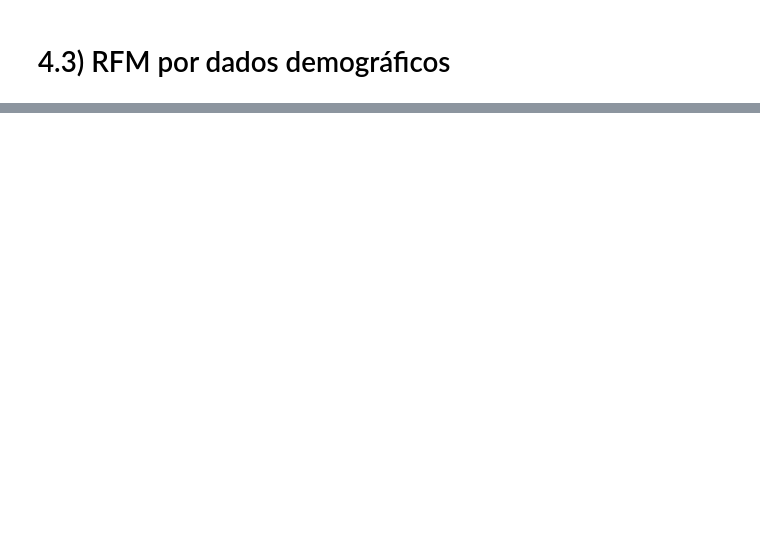
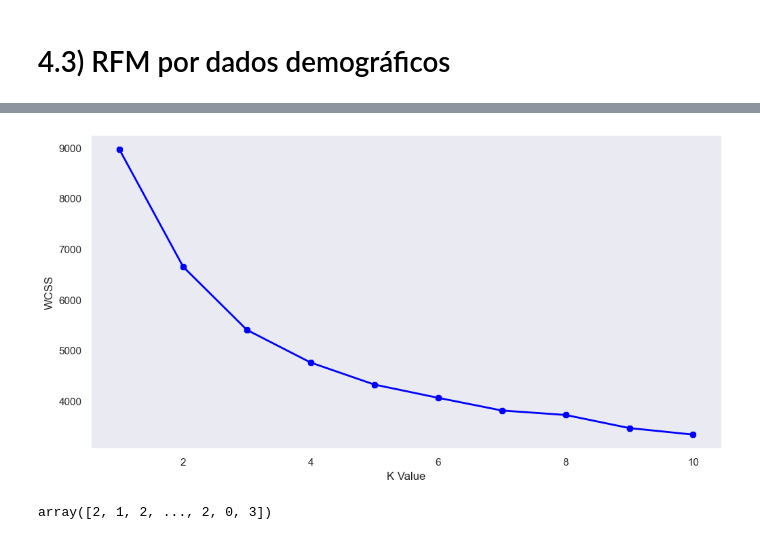
Before and after one commit to victoriaegandolfi/ps, a Jupyter notebook: Processo seletivo - EDA.ipynb, the cells around one changed output, grey strips where cells are left out. Cells and saved outputs as stored; diff of their text form; code cells hidden in the pictures; blank space fills up the shorter version.

```diff
--- a/Processo seletivo - EDA.ipynb
+++ b/Processo seletivo - EDA.ipynb
@@ -311,0 +332,4 @@ df_pivot.plot.bar(xlabel='Number of Kids at Home', stacked=True)
+# %%
+cluster_df['Income'] = cluster_df['Income'].apply(lambda x: 0 if (x <= 40000) else x) # baixa
+cluster_df['Income'] = cluster_df['Income'].apply(lambda x: 1 if (x > 40000 and x <= 60000) else x) # média
+cluster_df['Income'] = cluster_df['Income'].apply(lambda x: 2 if (x > 60000) else x) # alta
@@ -311,0 +345,7 @@ df_pivot.plot.bar(xlabel='Number of Kids at Home', stacked=True)
+# %%
+ohe = OneHotEncoder(handle_unknown='ignore')
+oe = OrdinalEncoder()
+# %%
+column_transform = make_column_transformer((ohe, ['Marital_Status']), (oe, ['Income', 'Education', 'NumKidsHome', 'RFM']))
+# %%
+cluster_df = column_transform.fit_transform(cluster_df)
@@ -311,0 +362,21 @@ df_pivot.plot.bar(xlabel='Number of Kids at Home', stacked=True)
+# %%
+wcss = []
+for k in range(1, 11):
+    kmeans = KMeans(n_clusters=k, init='k-means++')
+    kmeans.fit(cluster_df)
+    wcss.append(kmeans.inertia_)
+plt.figure(figsize=(12, 6))
+plt.grid()
+plt.plot(range(1,11), wcss, linewidth=2, color='blue', marker='8')
+plt.xlabel('K Value')
+plt.ylabel('WCSS')
+plt.show()
+# %% [output]
+[figure, added]
+# %%
+# k=5
+kmeans = KMeans(n_clusters=5)
+cluster = kmeans.fit_predict(cluster_df)
+cluster
+# %% [output]
+array([2, 1, 2, ..., 2, 0, 3])
```
Also changed, not shown: parts of 28 cells of this notebook.
